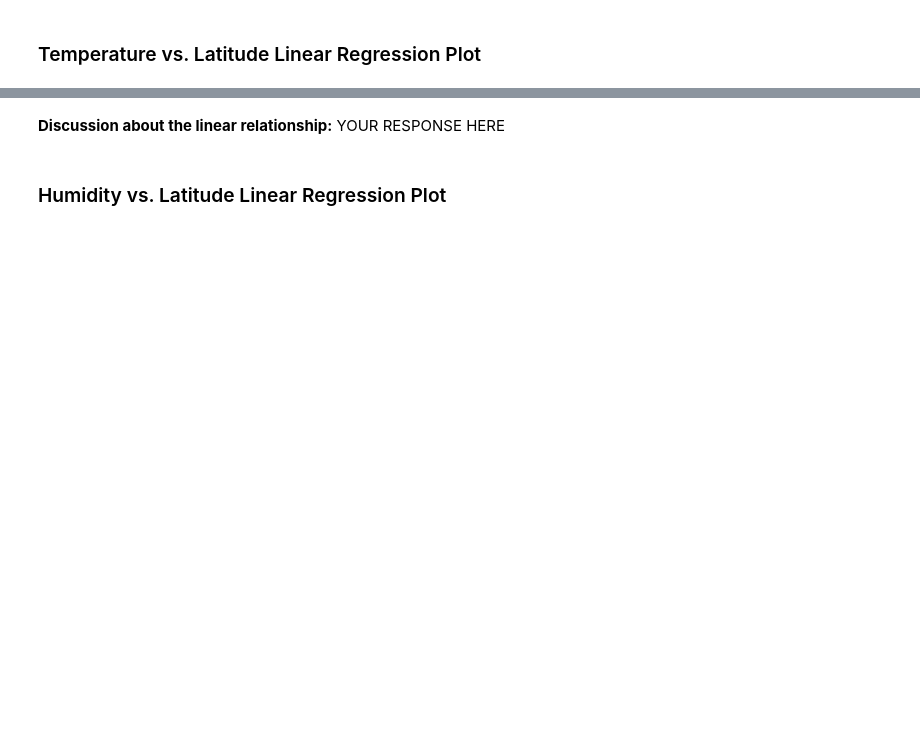
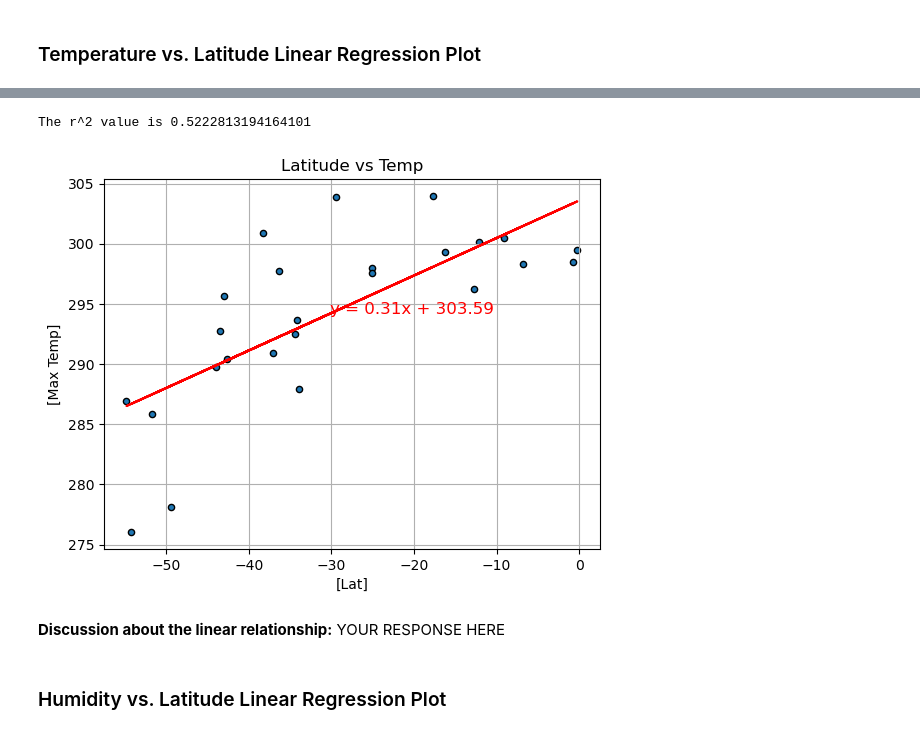
Before and after one commit to mjohnnywest/module_6_challenge, a Jupyter notebook: WeatherPy Starter.ipynb, the cells around one changed output, grey strips where cells are left out. Cells and saved outputs as stored; diff of their text form; code cells hidden in the pictures; blank space fills up the shorter version.

```diff
--- a/WeatherPy Starter.ipynb
+++ b/WeatherPy Starter.ipynb
@@ -336,3 +356,20 @@ The r^2-value is: 0.6720220238897325
+# %%
+# Linear regression on southern Hemisphere
+southern_hemi_df.plot.scatter(x = ["Lat"], y = ["Max Temp"],
+                         marker = "o", edgecolors= "black",)
+linreg(southern_hemi_df["Lat"],southern_hemi_df["Max Temp"])
+# Incorporate the other graph properties
+plt.grid()
+plt.title("Latitude vs Temp")
+
+# Save the figure
+plt.savefig("output_data/Fig1_s.png")
+
+# Show plot
+plt.show()
+# %% [output]
+The r^2 value is 0.5222813194164101
+[figure, added]
 # %% [markdown]
 **Discussion about the linear relationship:** YOUR RESPONSE HERE
 # %% [markdown]
```
Also changed, not shown: parts of 22 cells of this notebook, 9 other files.
